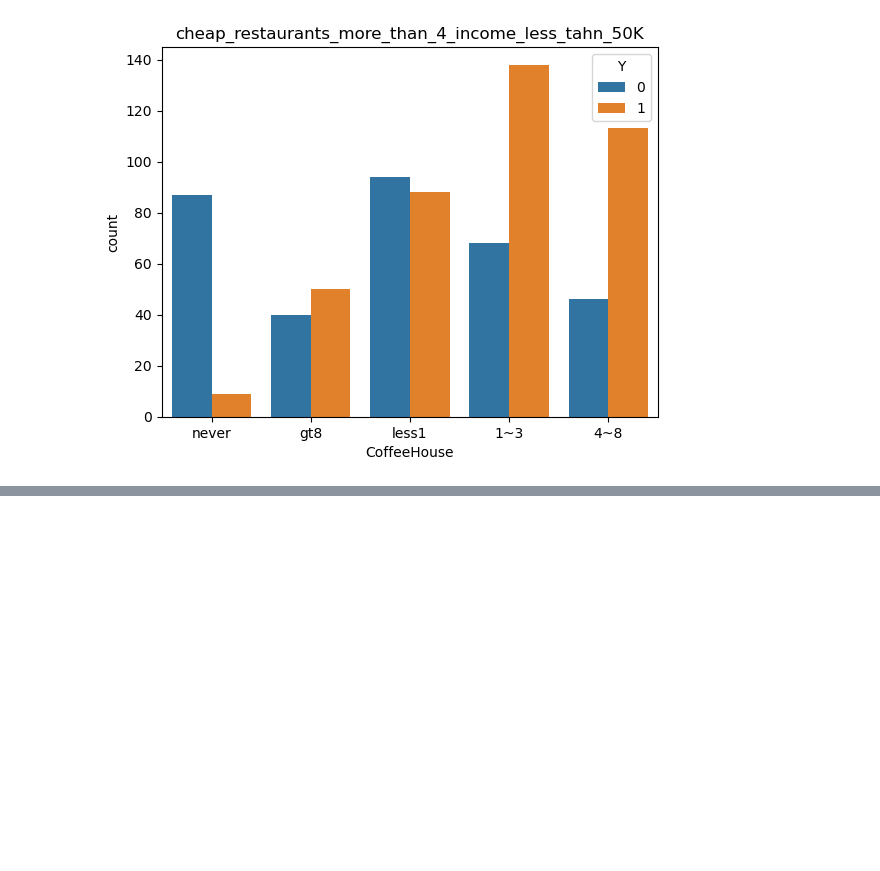
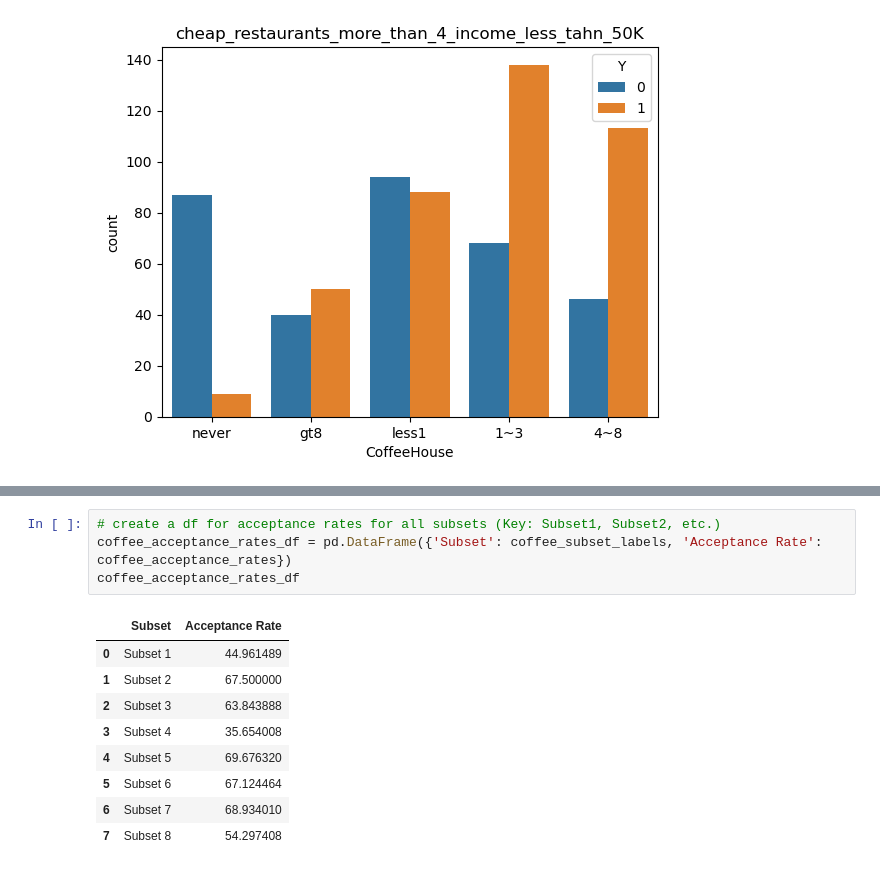
Before and after one commit to mitbans/Coupon-Acceptance-Analytics, a Jupyter notebook: notebooks/on_route_coupon_acceptance_recommendation.ipynb, the cells around one changed output, grey strips where cells are left out. Drawn from its saved outputs; the diff is of its cells as text; blank space fills up the shorter version.

```diff
--- a/notebooks/on_route_coupon_acceptance_recommendation.ipynb
+++ b/notebooks/on_route_coupon_acceptance_recommendation.ipynb
@@ -858,0 +858,14 @@ fig.show()
+# %%
+# create a df for acceptance rates for all subsets (Key: Subset1, Subset2, etc.)
+coffee_acceptance_rates_df = pd.DataFrame({'Subset': coffee_subset_labels, 'Acceptance Rate': coffee_acceptance_rates})
+coffee_acceptance_rates_df
+# %% [output]
+|  | Subset | Acceptance Rate |
+| 0 | Subset 1 | 44.961489 |
+| 1 | Subset 2 | 67.500000 |
+| 2 | Subset 3 | 63.843888 |
+| 3 | Subset 4 | 35.654008 |
+| 4 | Subset 5 | 69.676320 |
+| 5 | Subset 6 | 67.124464 |
+| 6 | Subset 7 | 68.934010 |
+| 7 | Subset 8 | 54.297408 |
```
Also changed, not shown: parts of 16 cells of this notebook.
